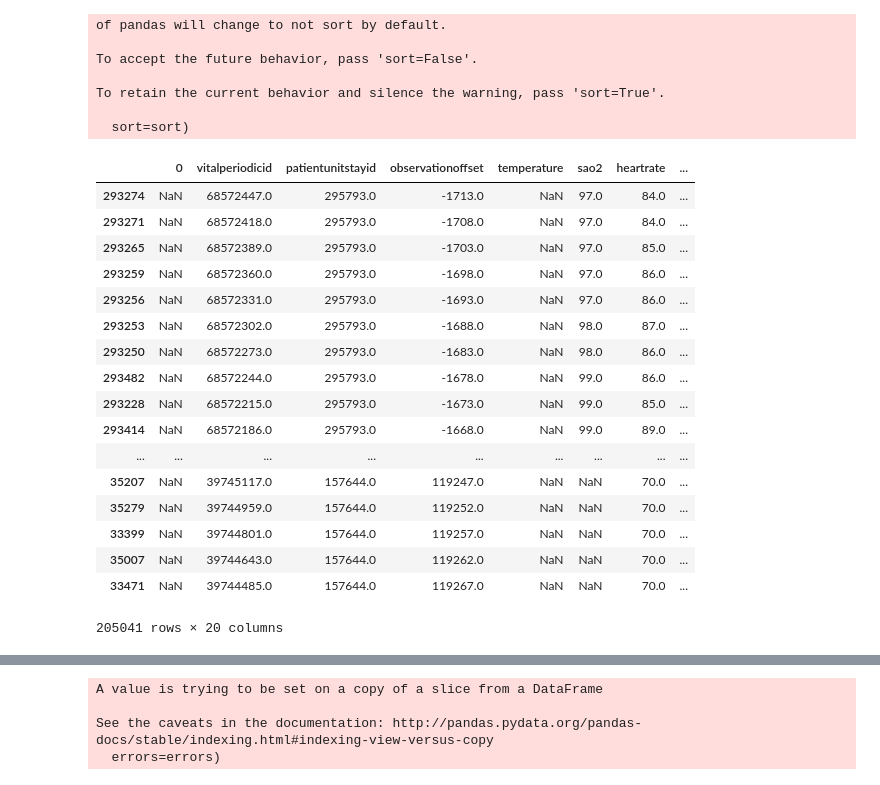
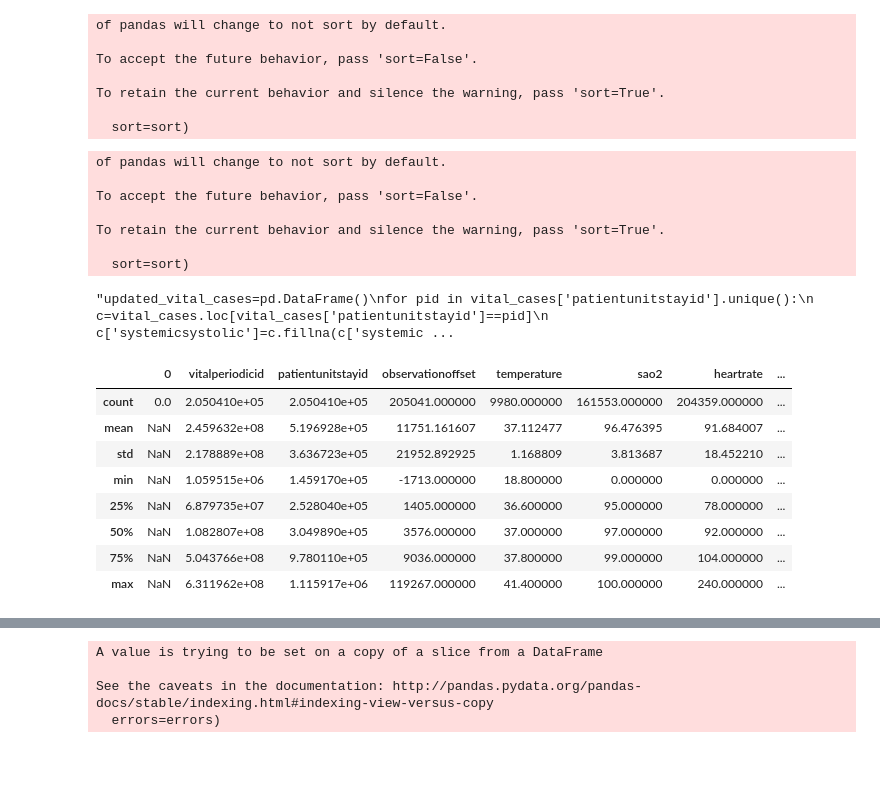
Before and after one commit to Ronet05/GSoC-CBMI-eICU, a Jupyter notebook: graphing.ipynb, the cells around one changed output, grey strips where cells are left out. Saved outputs shown, nothing was run; the diff lists cells and outputs as text; code cells hidden in the pictures; blank space fills up the shorter version.

```diff
--- a/graphing.ipynb
+++ b/graphing.ipynb
@@ -39,30 +39,48 @@ To accept the future behavior, pass 'sort=False'.
 To retain the current behavior and silence the warning, pass 'sort=True'.
 
   sort=sort)
+# %%
+vital_control=pd.Series([])
+for i in control_pids:
+    vital_control=vital_control.append(vitalp.loc[vitalp['patientunitstayid']==i])
+# %% [output]
+of pandas will change to not sort by default.
+
+To accept the future behavior, pass 'sort=False'.
+
+To retain the current behavior and silence the warning, pass 'sort=True'.
+
+  sort=sort)
 # %%
-'''vital_cases['heartrate']=vital_cases.fillna(vital_cases['heartrate'].mean())
+#cases fillna
+vital_cases['heartrate']=vital_cases.fillna(vital_cases['heartrate'].mean())
 vital_cases['systemicsystolic']=vital_cases.fillna(vital_cases['systemicsystolic'].mean())
-vital_cases['respiration']=vital_cases.fillna(vital_cases['respiration'].mean())'''
+vital_cases['respiration']=vital_cases.fillna(vital_cases['respiration'].mean())
+#control fillna
+
+vital_control['heartrate']=vital_control.fillna(vital_control['heartrate'].mean())
+vital_control['systemicsystolic']=vital_control.fillna(vital_control['systemicsystolic'].mean())
+vital_control['respiration']=vital_control.fillna(vital_control['respiration'].mean())
+
+'''
 vital_cases.sort_values(by=['observationoffset'],inplace=True)
+vital_control.sort_values(by=['observationoffset'],inplace=True)'''
+'''updated_vital_cases=pd.DataFrame()
 for pid in vital_cases['patientunitstayid'].unique():
+    c=vital_cases.loc[vital_cases['patientunitstayid']==pid]
+    c['systemicsystolic']=c.fillna(c['systemicsystolic'].mean())
+    updated_vital_cases=pd.concat([updated_vital_cases,c],axis=0,ignore_index=True)'''
+# %% [output]
+"updated_vital_cases=pd.DataFrame()\nfor pid in vital_cases['patientunitstayid'].unique():\n    c=vital_cases.loc[vital_cases['patientunitstayid']==pid]\n    c['systemicsystolic']=c.fillna(c['systemic ...
 # %%
-vital_cases
+vital_cases.describe()
 # %% [output]
 |  | 0 | vitalperiodicid | patientunitstayid | observationoffset | temperature | sao2 | heartrate | ... |
-| 293274 | NaN | 68572447.0 | 295793.0 | -1713.0 | NaN | 97.0 | 84.0 | ... |
-| 293271 | NaN | 68572418.0 | 295793.0 | -1708.0 | NaN | 97.0 | 84.0 | ... |
-| 293265 | NaN | 68572389.0 | 295793.0 | -1703.0 | NaN | 97.0 | 85.0 | ... |
-| 293259 | NaN | 68572360.0 | 295793.0 | -1698.0 | NaN | 97.0 | 86.0 | ... |
-| 293256 | NaN | 68572331.0 | 295793.0 | -1693.0 | NaN | 97.0 | 86.0 | ... |
-| 293253 | NaN | 68572302.0 | 295793.0 | -1688.0 | NaN | 98.0 | 87.0 | ... |
-| 293250 | NaN | 68572273.0 | 295793.0 | -1683.0 | NaN | 98.0 | 86.0 | ... |
-| 293482 | NaN | 68572244.0 | 295793.0 | -1678.0 | NaN | 99.0 | 86.0 | ... |
-| 293228 | NaN | 68572215.0 | 295793.0 | -1673.0 | NaN | 99.0 | 85.0 | ... |
-| 293414 | NaN | 68572186.0 | 295793.0 | -1668.0 | NaN | 99.0 | 89.0 | ... |
-| ... | ... | ... | ... | ... | ... | ... | ... | ... |
-| 35207 | NaN | 39745117.0 | 157644.0 | 119247.0 | NaN | NaN | 70.0 | ... |
-| 35279 | NaN | 39744959.0 | 157644.0 | 119252.0 | NaN | NaN | 70.0 | ... |
-| 33399 | NaN | 39744801.0 | 157644.0 | 119257.0 | NaN | NaN | 70.0 | ... |
-| 35007 | NaN | 39744643.0 | 157644.0 | 119262.0 | NaN | NaN | 70.0 | ... |
-| 33471 | NaN | 39744485.0 | 157644.0 | 119267.0 | NaN | NaN | 70.0 | ... |
+| count | 0.0 | 2.050410e+05 | 2.050410e+05 | 205041.000000 | 9980.000000 | 161553.000000 | 204359.000000 | ... |
+| mean | NaN | 2.459632e+08 | 5.196928e+05 | 11751.161607 | 37.112477 | 96.476395 | 91.684007 | ... |
+| std | NaN | 2.178889e+08 | 3.636723e+05 | 21952.892925 | 1.168809 | 3.813687 | 18.452210 | ... |
+| min | NaN | 1.059515e+06 | 1.459170e+05 | -1713.000000 | 18.800000 | 0.000000 | 0.000000 | ... |
+| 25% | NaN | 6.879735e+07 | 2.528040e+05 | 1405.000000 | 36.600000 | 95.000000 | 78.000000 | ... |
+| 50% | NaN | 1.082807e+08 | 3.049890e+05 | 3576.000000 | 37.000000 | 97.000000 | 92.000000 | ... |
+| 75% | NaN | 5.043766e+08 | 9.780110e+05 | 9036.000000 | 37.800000 | 99.000000 | 104.000000 | ... |
+| max | NaN | 6.311962e+08 | 1.115917e+06 | 119267.000000 | 41.400000 | 100.000000 | 240.000000 | ... |
-205041 rows × 20 columns
```
Also changed, not shown: parts of 3 cells of this notebook, 2 other files.
